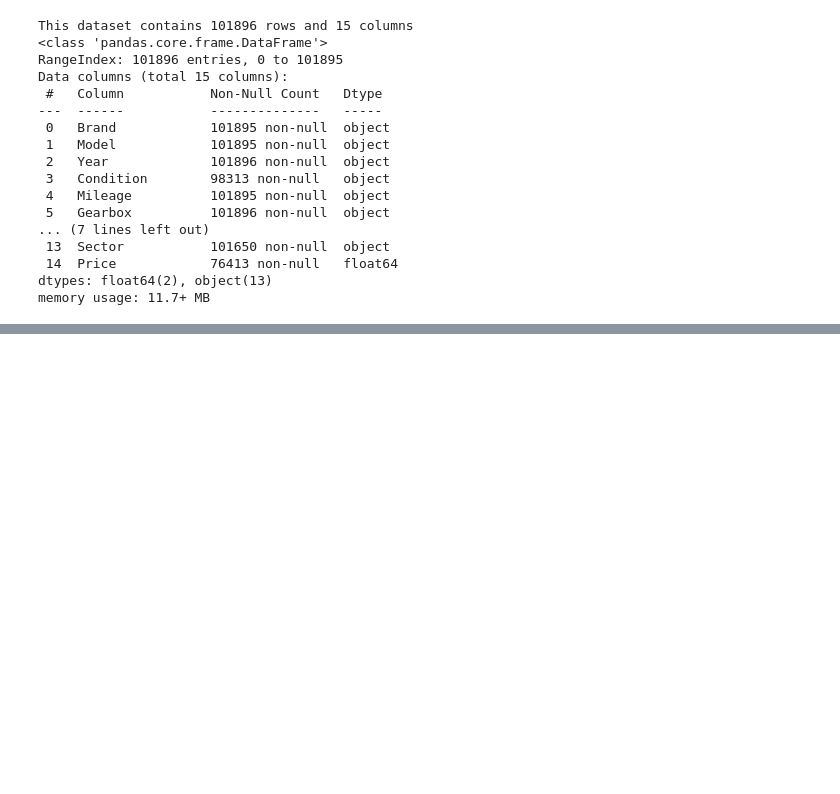
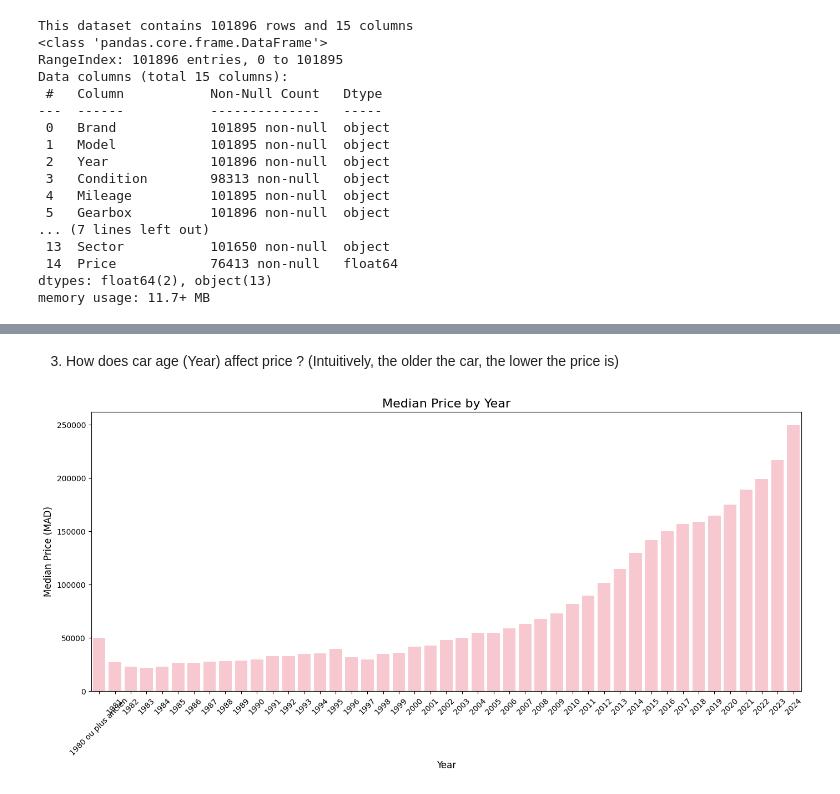
Before and after one commit to ahmed-bahlaoui/used_cars_dataset, a Jupyter notebook: notebook.ipynb, the cells around one changed output, grey strips where cells are left out. Drawn from its saved outputs; the diff is of its cells as text; code cells hidden in the pictures; blank space fills up the shorter version.

```diff
--- a/notebook.ipynb
+++ b/notebook.ipynb
@@ -81,0 +356,15 @@ memory usage: 11.7+ MB
+# %% [markdown]
+3. How does car age (Year) affect price ? (Intuitively, the older the car, the lower the price is)
+# %%
+median_by_year = df.groupby('Year')['Price'].median().reset_index()
+
+fig, ax = plt.subplots(figsize=(14, 7))
+sns.barplot(data=median_by_year, x='Year', y='Price', color='pink', ax=ax)
+ax.set_title('Median Price by Year', fontsize=16)
+ax.set_xlabel('Year', fontsize=12)
+ax.set_ylabel('Median Price (MAD)', fontsize=12)
+ax.tick_params(axis='x', rotation=45)
+plt.tight_layout()
+plt.show()
+# %% [output]
+[figure, added]
```
Also changed, not shown: parts of 30 cells of this notebook, 2 other files.
